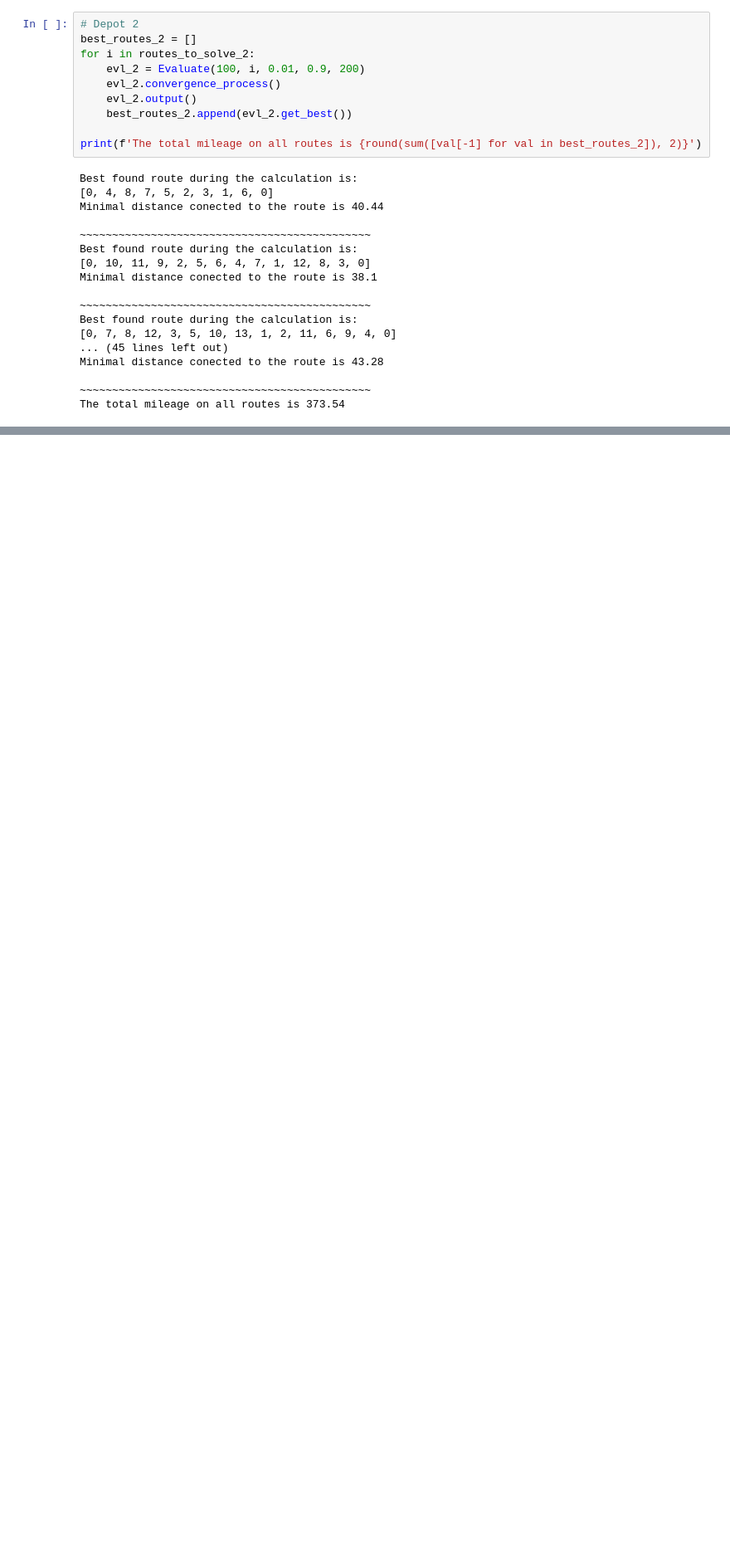
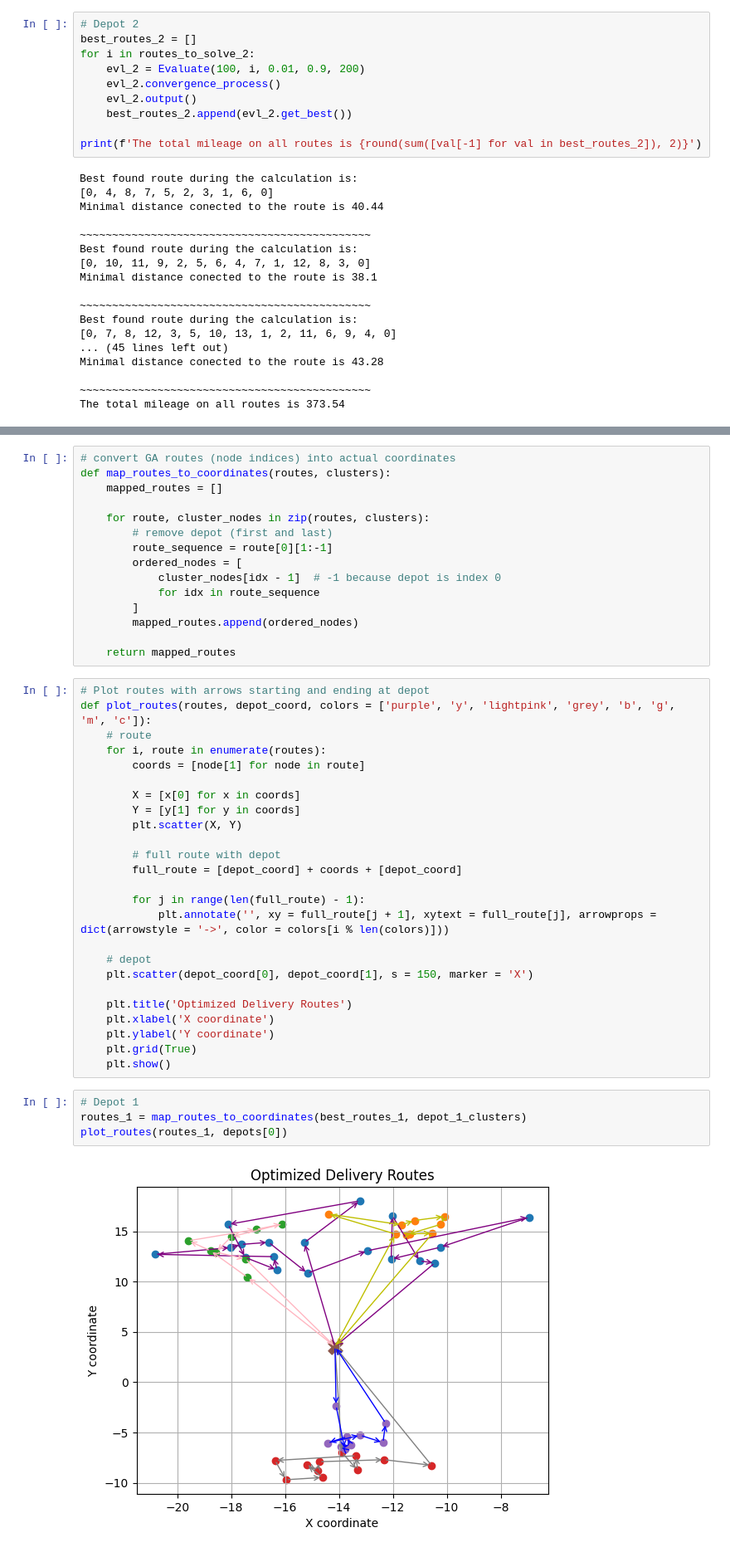
Before and after one commit to AwanRaskall/warehouse-location-and-fleet-forecasting, a Jupyter notebook: Vehicle_routing_optimization.ipynb, the cells around one changed output, grey strips where cells are left out. Shown at 83% size. Saved outputs shown, nothing was run; the diff lists cells and outputs as text; blank space fills up the shorter version.

Commit message:
feat: add module for the visualization of constructed routes

```diff
--- a/Vehicle_routing_optimization.ipynb
+++ b/Vehicle_routing_optimization.ipynb
@@ -687,0 +729,46 @@ The total mileage on all routes is 373.54
+# %%
+# convert GA routes (node indices) into actual coordinates
+def map_routes_to_coordinates(routes, clusters):
+    mapped_routes = []
+
+    for route, cluster_nodes in zip(routes, clusters):
+        # remove depot (first and last)
+        route_sequence = route[0][1:-1]
+        ordered_nodes = [
+            cluster_nodes[idx - 1]  # -1 because depot is index 0
+            for idx in route_sequence
+        ]
+        mapped_routes.append(ordered_nodes)
+
+    return mapped_routes
+# %%
+# Plot routes with arrows starting and ending at depot
+def plot_routes(routes, depot_coord, colors = ['purple', 'y', 'lightpink', 'grey', 'b', 'g', 'm', 'c']):
+    # route
+    for i, route in enumerate(routes):
+        coords = [node[1] for node in route]
+
+        X = [x[0] for x in coords]
+        Y = [y[1] for y in coords]
+        plt.scatter(X, Y)
+
+        # full route with depot
+        full_route = [depot_coord] + coords + [depot_coord]
+
+        for j in range(len(full_route) - 1):
+            plt.annotate('', xy = full_route[j + 1], xytext = full_route[j], arrowprops = dict(arrowstyle = '->', color = colors[i % len(colors)]))
+
+    # depot
+    plt.scatter(depot_coord[0], depot_coord[1], s = 150, marker = 'X')
+
+    plt.title('Optimized Delivery Routes')
+    plt.xlabel('X coordinate')
+    plt.ylabel('Y coordinate')
+    plt.grid(True)
+    plt.show()
+# %%
+# Depot 1
+routes_1 = map_routes_to_coordinates(best_routes_1, depot_1_clusters)
+plot_routes(routes_1, depots[0])
+# %% [output]
+[figure, added]
```
Also changed, not shown: parts of 12 cells of this notebook.
